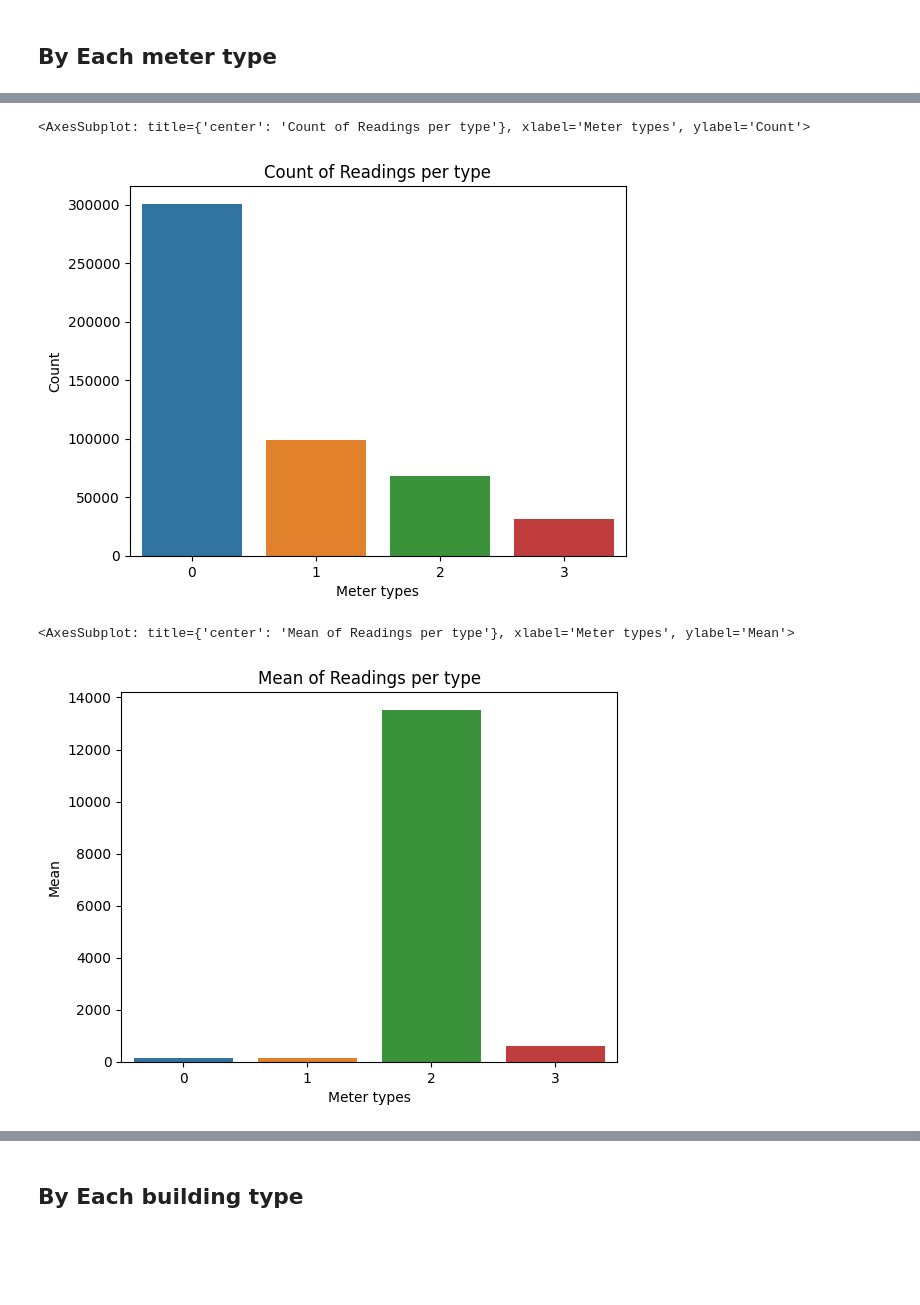
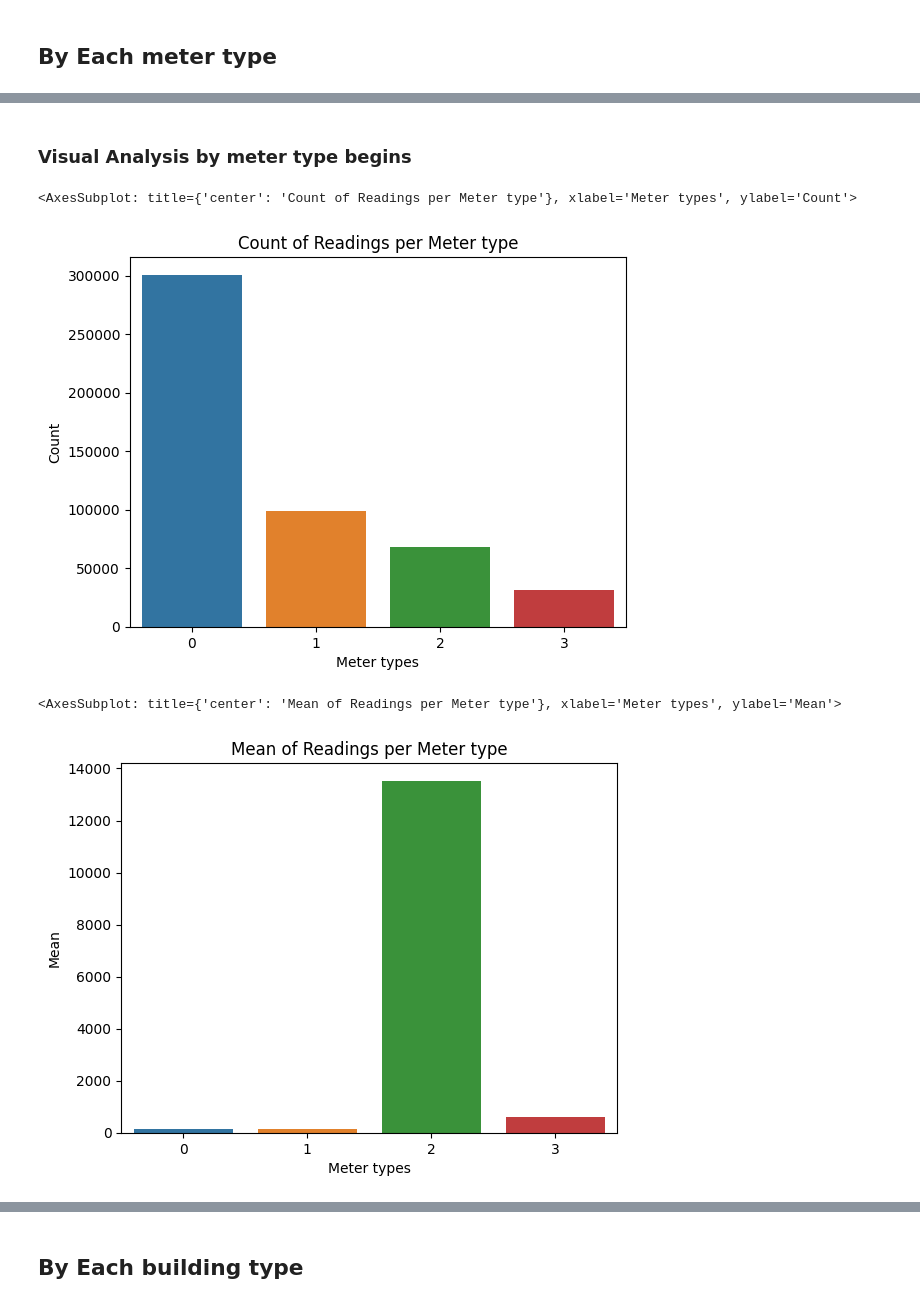
Before and after one commit to ariso-sac/Sep-2022-NoteBooks, a Jupyter notebook: Untitled.ipynb, the cells around one changed output, grey strips where cells are left out. Saved outputs shown, nothing was run; the diff lists cells and outputs as text; code cells hidden in the pictures; blank space fills up the shorter version.

```diff
--- a/Untitled.ipynb
+++ b/Untitled.ipynb
@@ -12,3 +14,6 @@ df=pd.read_csv('data.csv')
+# %%
+df['dates'] = pd.to_datetime(df['timestamp']).dt.date
+df['time'] = pd.to_datetime(df['timestamp']).dt.time
 # %%
 df.tail()
 # %% [output]
@@ -73,25 +105,27 @@ for x in meter_type:
+# %% [markdown]
+### Visual Analysis by meter type begins
 # %%
 keys = list(d2.keys())
 # get values in the same order as keys, and parse percentage values
 vals = [float(d2[k][0]) for k in keys]
-plt.title('Count of Readings per type')
+plt.title('Count of Readings per Meter type')
 plt.xlabel('Meter types')
 plt.ylabel('Count')
 sns.barplot(x=keys, y=vals)
 # %% [output]
-<AxesSubplot: title={'center': 'Count of Readings per type'}, xlabel='Meter types', ylabel='Count'>
+<AxesSubplot: title={'center': 'Count of Readings per Meter type'}, xlabel='Meter types', ylabel='Count'>
-[figure, old version]
+[figure, new version]
 # %%
 keys = list(d2.keys())
 # get values in the same order as keys, and parse percentage values
 vals = [float(d2[k][1]) for k in keys]
-plt.title('Mean of Readings per type')
+plt.title('Mean of Readings per Meter type')
 plt.xlabel('Meter types')
 plt.ylabel('Mean')
 sns.barplot(x=keys, y=vals)
 # %% [output]
-<AxesSubplot: title={'center': 'Mean of Readings per type'}, xlabel='Meter types', ylabel='Mean'>
+<AxesSubplot: title={'center': 'Mean of Readings per Meter type'}, xlabel='Meter types', ylabel='Mean'>
-[figure, old version]
+[figure, new version]
 # %%
 keys = list(d2.keys())
 # get values in the same order as keys, and parse percentage values
```
Also changed, not shown: parts of 20 cells of this notebook.
